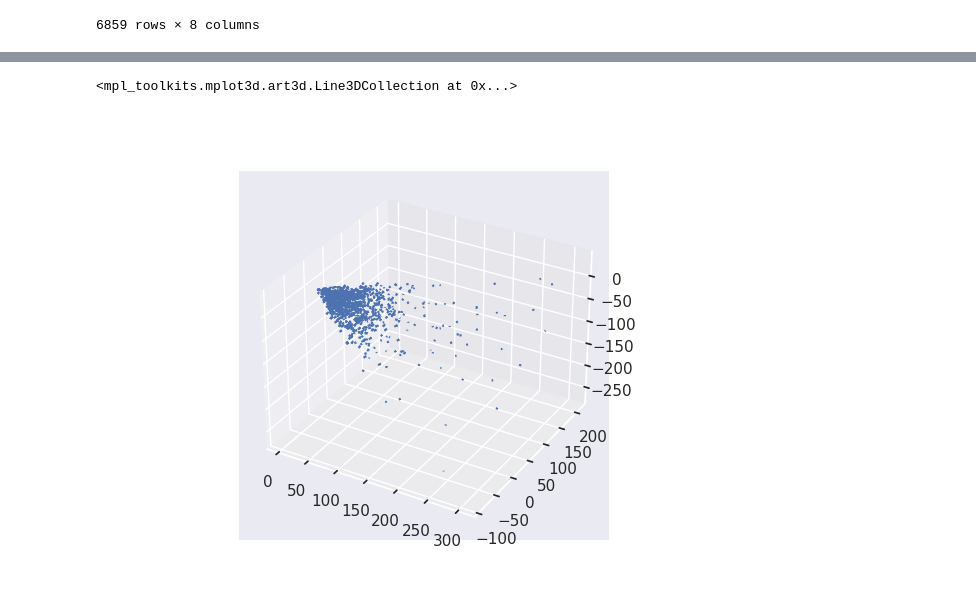
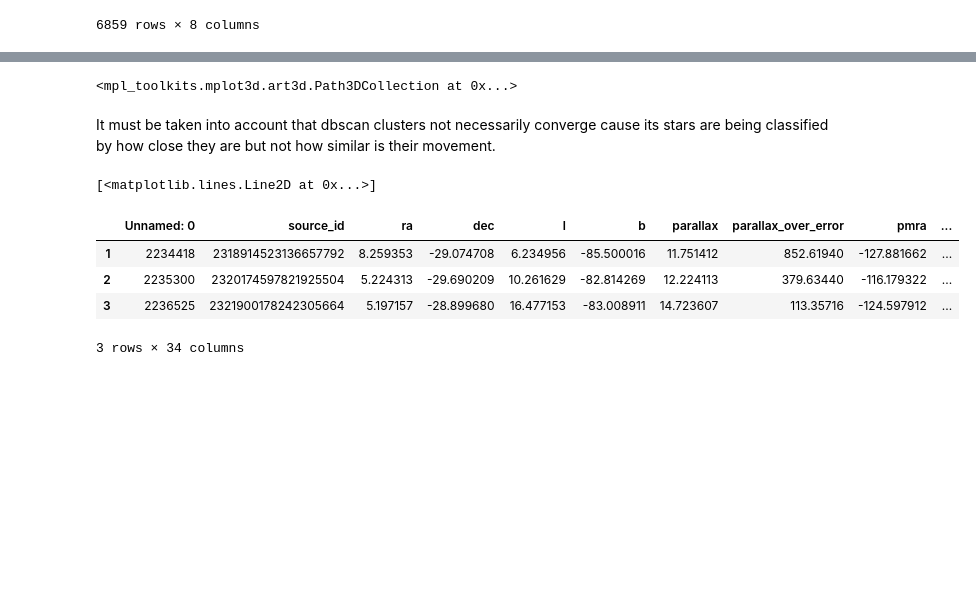
Before and after one commit to santortiz/Black-holes-searching, a Jupyter notebook: shells_clusters.ipynb, the cells around one changed output, grey strips where cells are left out. Saved outputs shown, nothing was run; the diff lists cells and outputs as text; code cells hidden in the pictures; blank space fills up the shorter version.

Commit message:
max_approach_centers

```diff
--- a/shells_clusters.ipynb
+++ b/shells_clusters.ipynb
@@ -169,7 +182,7 @@ clusters_save[0]
 plt.figure()
 ax=plt.axes(projection='3d')
 
-color= sns.color_palette()[:len(clusters_save[0].label)]
-for i,lab in enumerate(clusters_save[0].label):
-    test= clusters_save[0].query(f'`label`=={lab}')
+color= sns.color_palette()[:len(clusters_save[1].label)]
+for i,lab in enumerate(clusters_save[1].label.unique()):
+    test= clusters_save[1].query(f'`label`=={lab}')
     ax.quiver(test['x'], test['y'], test['z'], test['vx'], test['vy'], test['vz'], length=5, normalize=True, color=color[i])
@@ -212,2 +235,21 @@ data['label']= clusters.labels_
+# %%
+plt.figure()
+ax= plt.axes(projection='3d')
+ax.scatter(max_approach_centers[:,0], max_approach_centers[:,1], max_approach_centers[:,2])
+# %% [output]
+<mpl_toolkits.mplot3d.art3d.Path3DCollection at 0x...>
+# %% [markdown]
+It must be taken into account that dbscan clusters not necessarily converge cause its stars are being classified by how close they are but not how similar is their movement.
+# %%
+plt.figure()
+plt.plot(ts,dists)
+# %% [output]
+[<matplotlib.lines.Line2D at 0x...>]
 # %%
-test=data[:1000]
+test
+# %% [output]
+|  | Unnamed: 0 | source_id | ra | dec | l | b | parallax | parallax_over_error | pmra | ... |
+| 1 | 2234418 | 2318914523136657792 | 8.259353 | -29.074708 | 6.234956 | -85.500016 | 11.751412 | 852.61940 | -127.881662 | ... |
+| 2 | 2235300 | 2320174597821925504 | 5.224313 | -29.690209 | 10.261629 | -82.814269 | 12.224113 | 379.63440 | -116.179322 | ... |
+| 3 | 2236525 | 2321900178242305664 | 5.197157 | -28.899680 | 16.477153 | -83.008911 | 14.723607 | 113.35716 | -124.597912 | ... |
+3 rows × 34 columns
@@ -216,9 +255,0 @@ test=data[:1000]
-# %%
-plt.figure()
-ax=plt.axes(projection='3d')
-
-color= sns.color_palette()[:len(data.label)]
-ax.quiver(test['x'], test['y'], test['z'], test['vx'], test['vy'], test['vz'], length=5, normalize=True)
-# %% [output]
-<mpl_toolkits.mplot3d.art3d.Line3DCollection at 0x...>
-[figure, removed]
```
Also changed, not shown: parts of 16 cells of this notebook.
